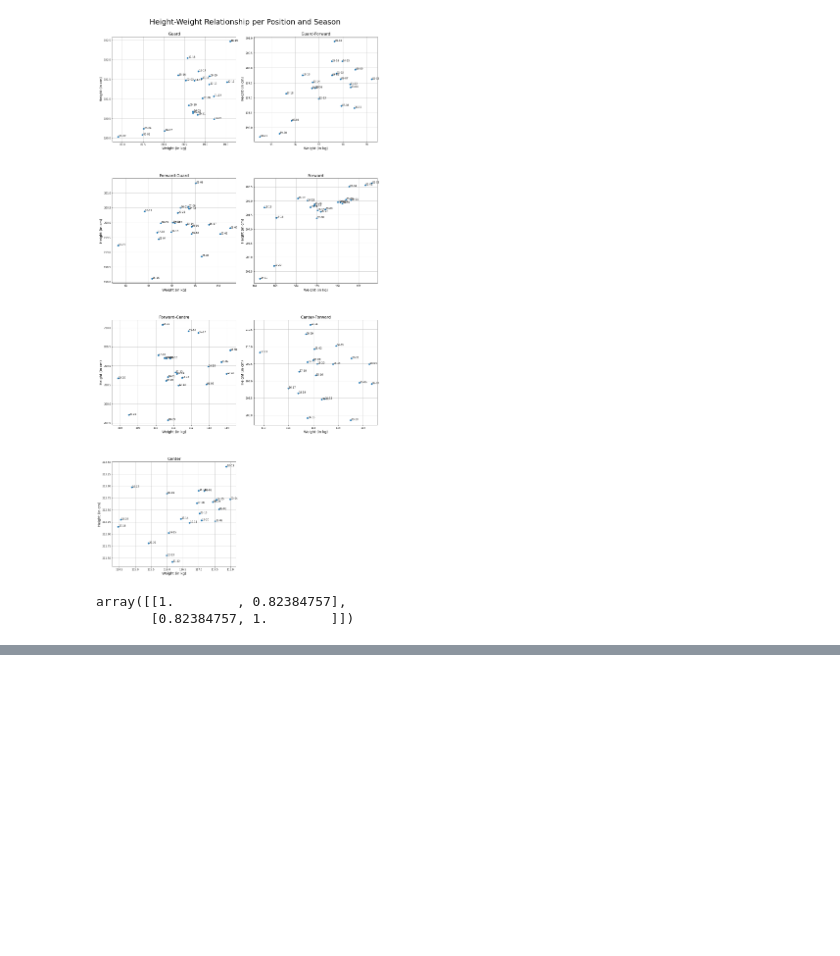
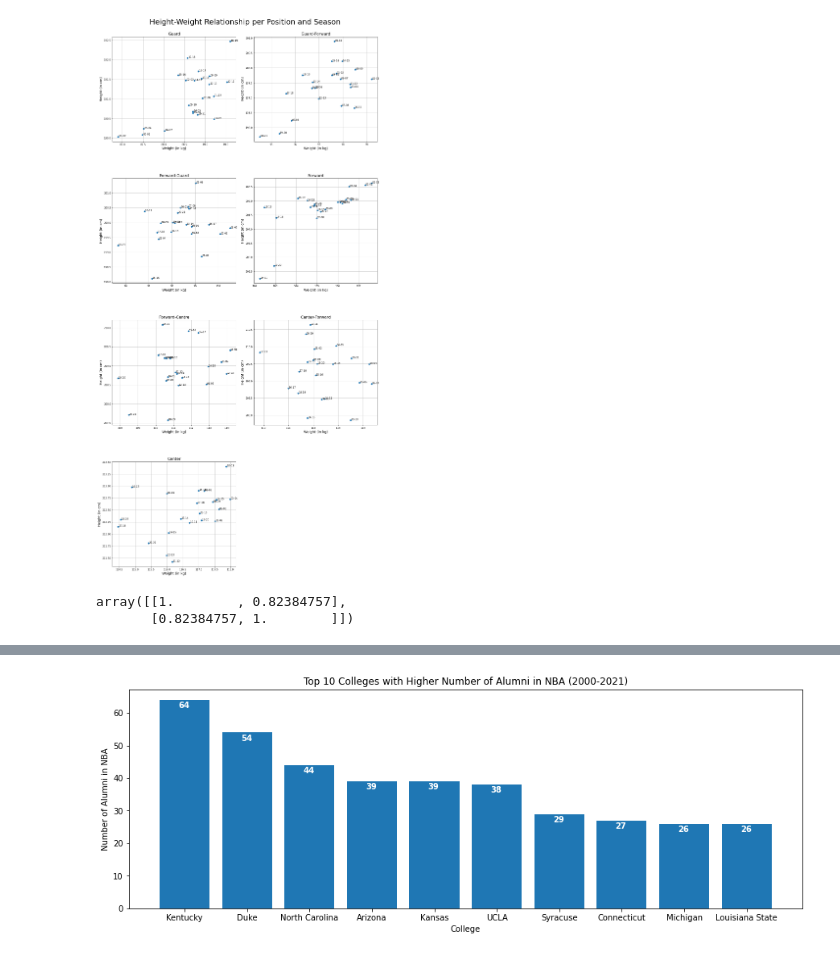
Before and after one commit to kmcsquared/TFM, a Jupyter notebook: players.ipynb, the cells around one changed output, grey strips where cells are left out. Cells and saved outputs as stored; diff of their text form; code cells hidden in the pictures; blank space fills up the shorter version.

Commit message:
Advances in COLLEGE and COUNTRY

```diff
--- a/players.ipynb
+++ b/players.ipynb
@@ -778,0 +769,18 @@ plt.show()
+# %%
+# Show number of (unique) players that made it to the NBA for each
+# college in the top 10 with highest number of alumni in NBA
+
+unique_players = all_players.drop_duplicates('PLAYER ID')
+top_10_colleges = unique_players[unique_players['COLLEGE'] != 'None']['COLLEGE'].value_counts()[:10]
+plt.figure(figsize=(15,5))
+plt.title('Top 10 Colleges with Higher Number of Alumni in NBA (2000-2021)')
+plt.xlabel('College')
+plt.ylabel('Number of Alumni in NBA')
+plt.bar(top_10_colleges.index, top_10_colleges)
+
+for idx, num_alumni in enumerate(top_10_colleges):
+    plt.text(idx-0.1, num_alumni-2.5, str(num_alumni), color='w', fontweight='bold')
+
+plt.show()
+# %% [output]
+[figure, added]
```
Also changed, not shown: parts of 19 cells of this notebook, 7 other files.
